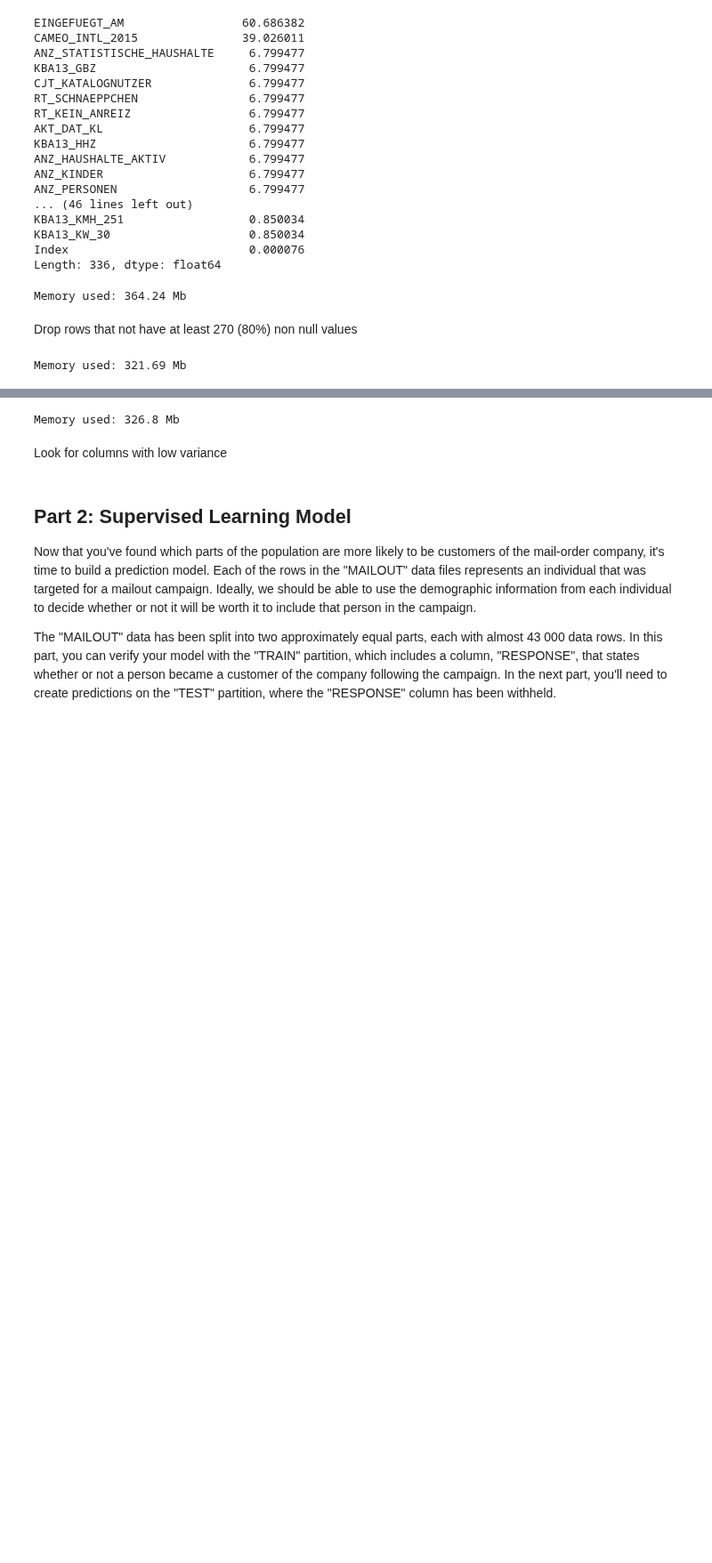
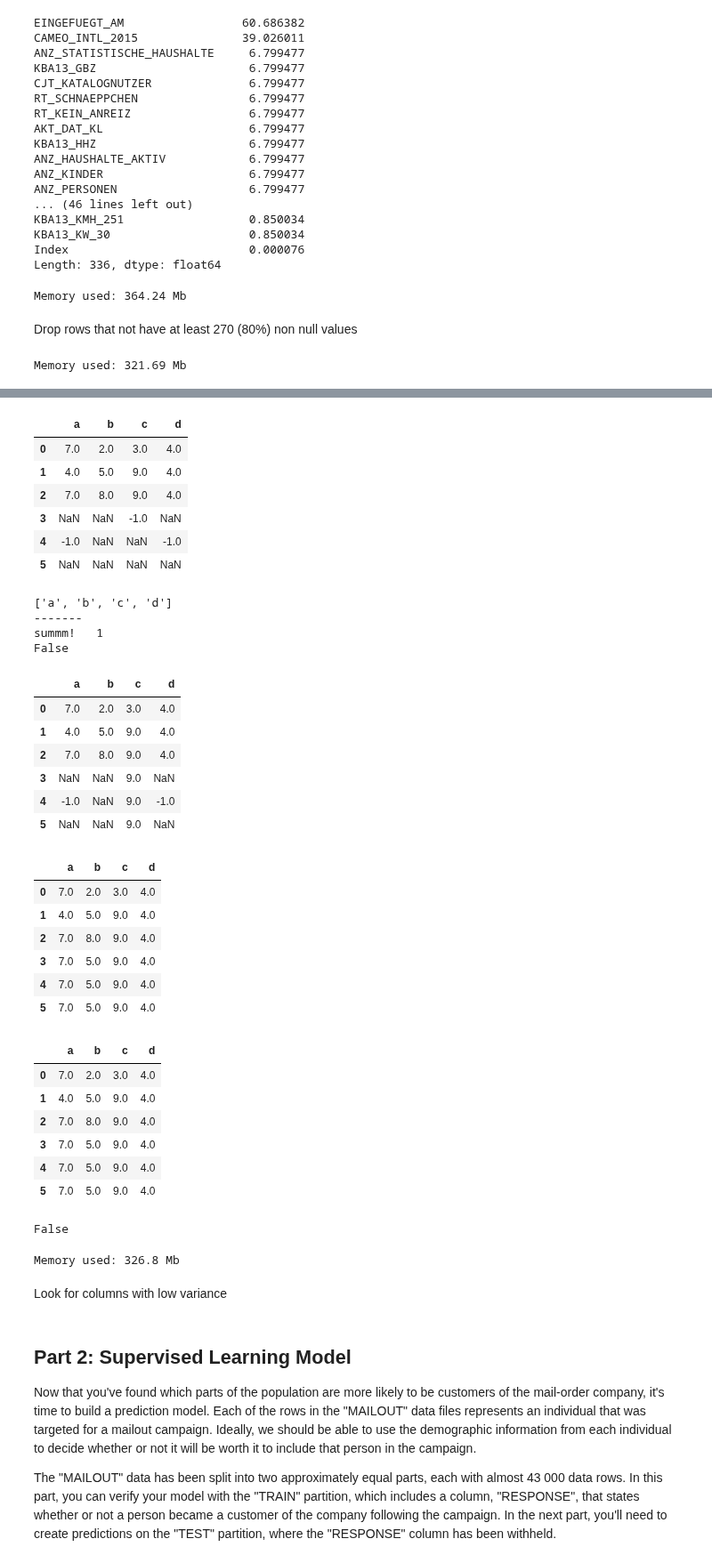
Before and after one commit to AlbertoDeBlas/MLEngineerNanodegreeCapstone, a Jupyter notebook: Arvato Project Workbook.ipynb, the cells around one changed output, grey strips where cells are left out. Shown at 89% size. Saved outputs shown, nothing was run; the diff lists cells and outputs as text; code cells hidden in the pictures; blank space fills up the shorter version.

```diff
--- a/Arvato Project Workbook.ipynb
+++ b/Arvato Project Workbook.ipynb
@@ -331 +419,77 @@ np_azdias = azdias_df.values
+# %%
+df2 = pd.DataFrame(np.array([[7, 2, 3, 4], [4, 5, 9, 4], [7, 8, 9, 4]]), columns=['a', 'b', 'c','d'])
+df2 = df2.append(pd.Series(), ignore_index=True)
+df2 = df2.append(pd.Series(), ignore_index=True)
+df2 = df2.append(pd.Series(), ignore_index=True)
+df2['c'].iloc[3] = -1
+df2['a'].iloc[4] = -1
+df2['d'].iloc[4] = -1
+df2['d'].iloc[3] = -1
+df2['d'].iloc[3] = None
+df2['c'] = df2['c'].astype('category', inplace = True)
+
+display(df2)
+
+print(list(df2))
+print("-------")
+
+null_data = sum(df2['b'].isna())
+
+
+column = df2['a']
+#minus1_data = sum(df2.loc[df2['a'] == -1])
+#print (df['col'] == 1).sum()
+
+print ("summm!  ", (column == -1).sum())
+print(df2['c'].dtype == 'int')
+#azdias_df['WOHNLAGE'].dtype == 'int'
+
+#display(PP_impute_with_medianormode(df2))
+
+display(impute_mode_categorical(df2))
+display(impute_median_numerical(df2))
+display(df2)
+# %% [output]
+|  | a | b | c | d |
+| 0 | 7.0 | 2.0 | 3.0 | 4.0 |
+| 1 | 4.0 | 5.0 | 9.0 | 4.0 |
+| 2 | 7.0 | 8.0 | 9.0 | 4.0 |
+| 3 | NaN | NaN | -1.0 | NaN |
+| 4 | -1.0 | NaN | NaN | -1.0 |
+| 5 | NaN | NaN | NaN | NaN |
+['a', 'b', 'c', 'd']
+-------
+summm!   1
+False
+|  | a | b | c | d |
+| 0 | 7.0 | 2.0 | 3.0 | 4.0 |
+| 1 | 4.0 | 5.0 | 9.0 | 4.0 |
+| 2 | 7.0 | 8.0 | 9.0 | 4.0 |
+| 3 | NaN | NaN | 9.0 | NaN |
+| 4 | -1.0 | NaN | 9.0 | -1.0 |
+| 5 | NaN | NaN | 9.0 | NaN |
+|  | a | b | c | d |
+| 0 | 7.0 | 2.0 | 3.0 | 4.0 |
+| 1 | 4.0 | 5.0 | 9.0 | 4.0 |
+| 2 | 7.0 | 8.0 | 9.0 | 4.0 |
+| 3 | 7.0 | 5.0 | 9.0 | 4.0 |
+| 4 | 7.0 | 5.0 | 9.0 | 4.0 |
+| 5 | 7.0 | 5.0 | 9.0 | 4.0 |
+|  | a | b | c | d |
+| 0 | 7.0 | 2.0 | 3.0 | 4.0 |
+| 1 | 4.0 | 5.0 | 9.0 | 4.0 |
+| 2 | 7.0 | 8.0 | 9.0 | 4.0 |
+| 3 | 7.0 | 5.0 | 9.0 | 4.0 |
+| 4 | 7.0 | 5.0 | 9.0 | 4.0 |
+| 5 | 7.0 | 5.0 | 9.0 | 4.0 |
+# %%
+azdias_df.columns.get_loc('W_KEIT_KIND_HH')
+
+type(np_azdias[5,330])
+
+#azdias_df['WOHNLAGE'].unique
+
+azdias_df['WOHNLAGE'].dtype == 'int'
+# %% [output]
+False
 # %%
```
Also changed, not shown: parts of 5 cells of this notebook.
